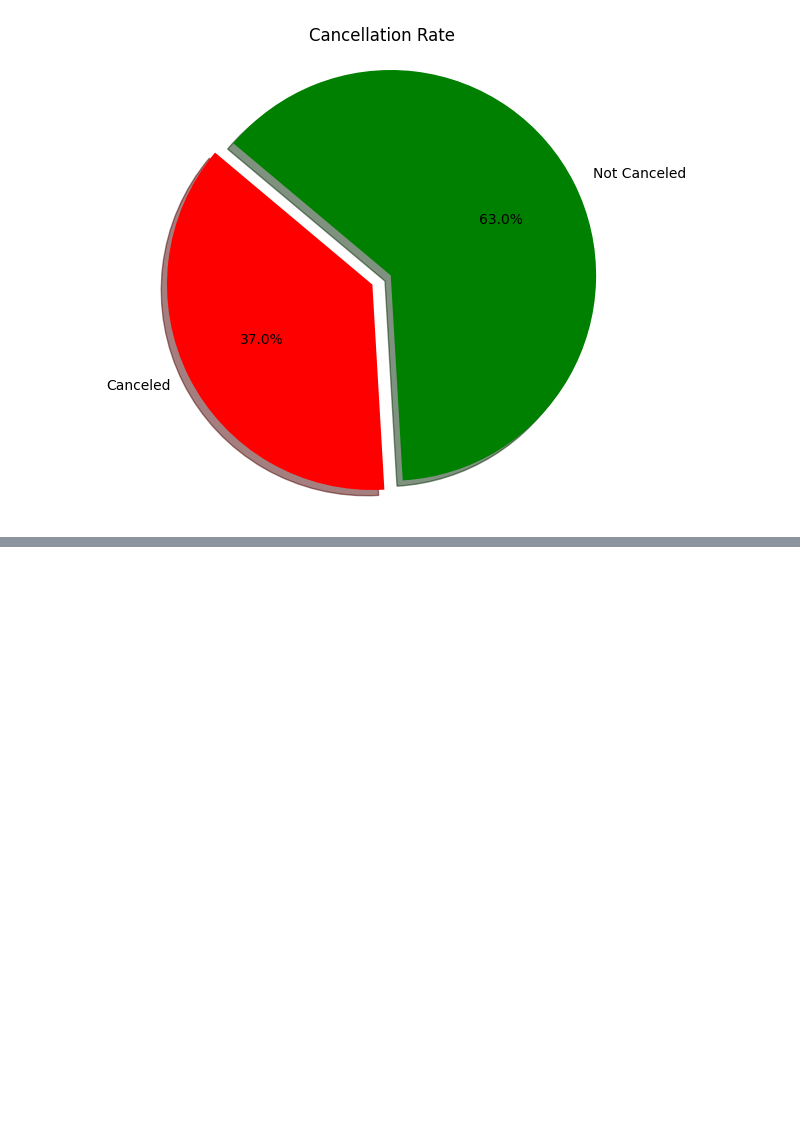
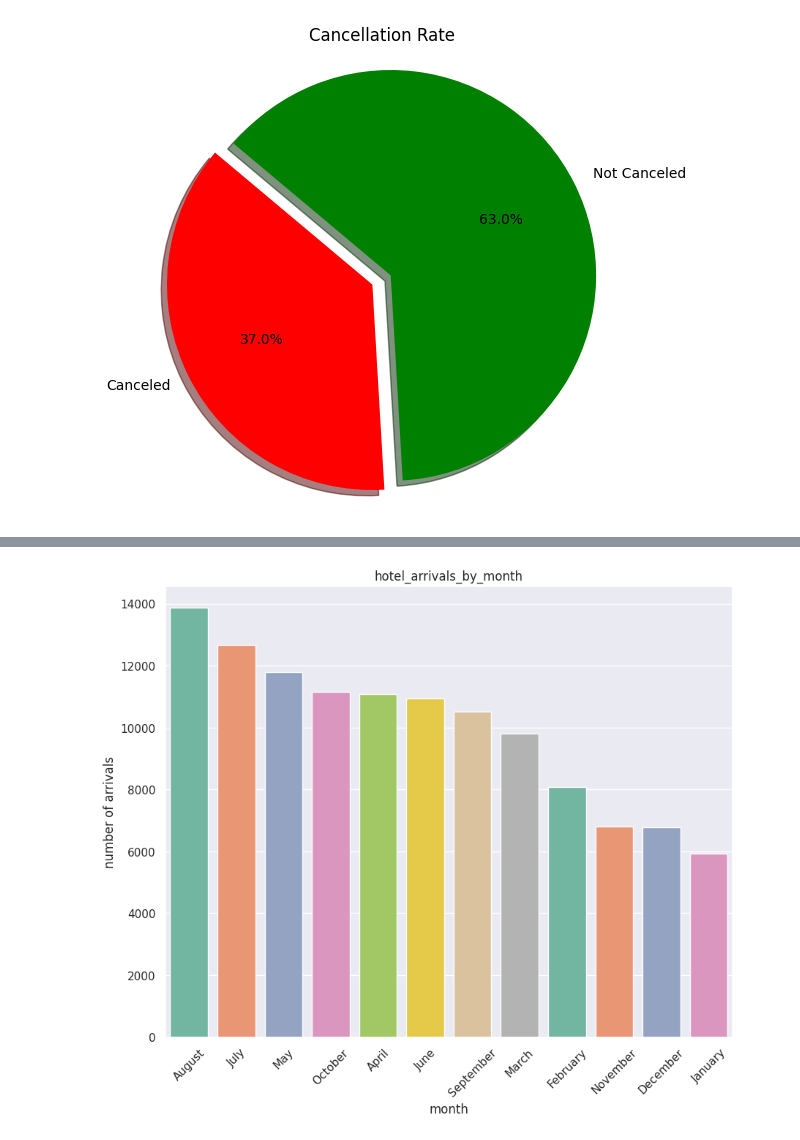
Before and after one commit to jatinkanyan/Project, a Jupyter notebook: Untitled2.ipynb, the cells around one changed output, grey strips where cells are left out. Saved outputs shown, nothing was run; the diff lists cells and outputs as text; code cells hidden in the pictures; blank space fills up the shorter version.

```diff
--- a/Untitled2.ipynb
+++ b/Untitled2.ipynb
@@ -124,0 +138,12 @@ plt.show()
+# %%
+arrival_month=df["arrival_date_month"]
+plt.figure(figsize=(10,8))
+sns.set(style="darkgrid")
+sns.countplot(x=arrival_month,palette="Set2",order=arrival_month.value_counts().index)
+plt.title("hotel_arrivals_by_month")
+plt.xlabel("month")
+plt.ylabel("number of arrivals")
+plt.xticks(rotation=45)
+plt.show()
+# %% [output]
+[figure, added]
```
Also changed, not shown: parts of 9 cells of this notebook.
